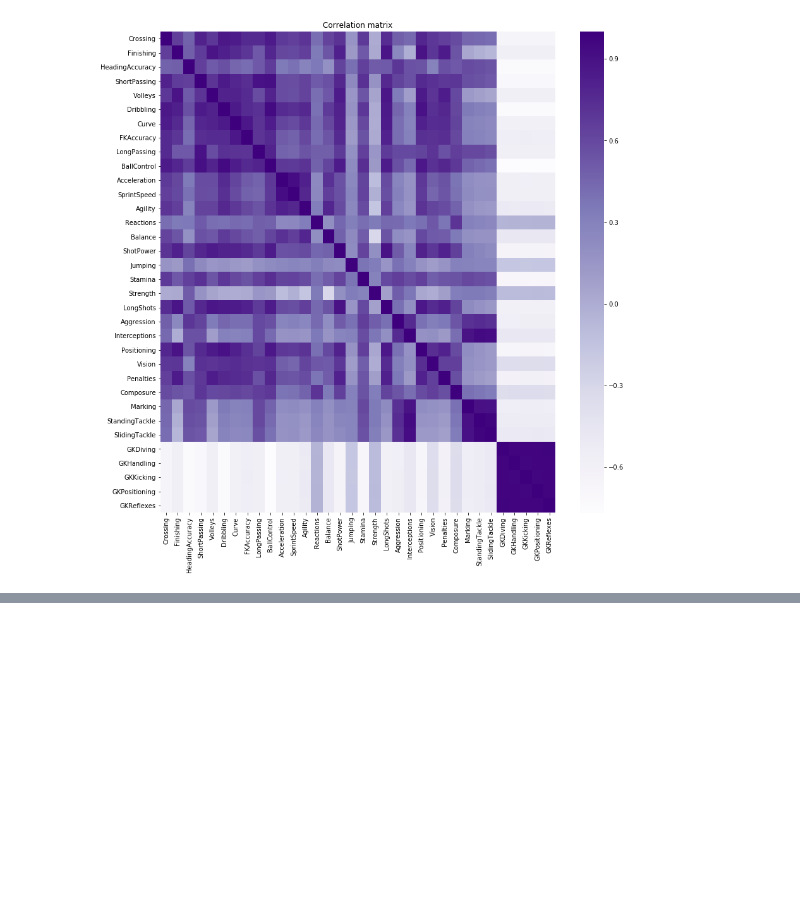
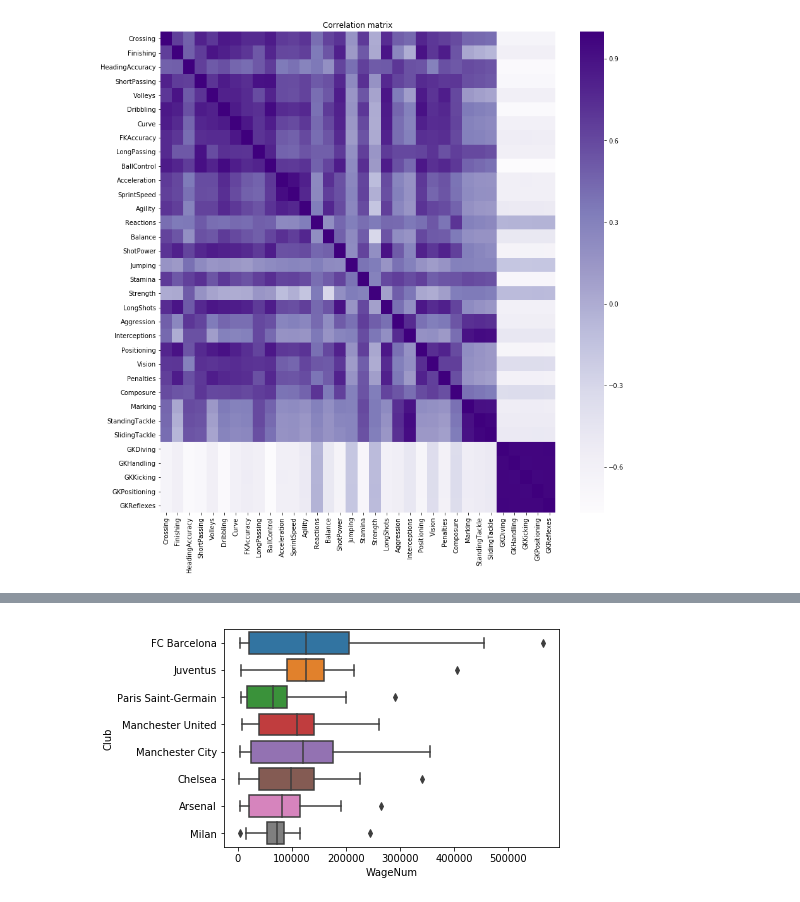
Before and after one commit to fifa-19-player-stats/data, a Jupyter notebook: FIFA19.ipynb, the cells around one changed output, grey strips where cells are left out. Cells and saved outputs as stored; diff of their text form; code cells hidden in the pictures; blank space fills up the shorter version.

```diff
--- a/FIFA19.ipynb
+++ b/FIFA19.ipynb
@@ -490,0 +511,23 @@ ax = sns.heatmap(df3.corr(),cmap = "Purples").set_title('Correlation matrix')
+# %%
+player = pd.read_csv('https://raw.githubusercontent.com/fifa-19-player-stats/data/master/fifa_raw_data.csv',
+                     index_col = 0)
+def str2number(amount):
+    if amount[-1] == 'M':
+        return float(amount[1:-1])*1000000
+    elif amount[-1] == 'K':
+        return float(amount[1:-1])*1000
+    else:
+        return float(amount[1:])
+
+
+player['ValueNum'] = player['Value'].apply(lambda x: str2number(x))
+player['WageNum'] = player['Wage'].apply(lambda x: str2number(x))
+
+clubs = ['FC Barcelona', 'Real Madrid CF', 'Paris Saint-Germain', 'FC Bayern Munich', 'Manchester United',
+         'Chelsea', 'Juventus', 'Arsenal', 'Manchester City', 'Milan']
+
+c = player.query('Club in @clubs')
+
+wage1 = sns.boxplot(data = c, y = 'Club', x = 'WageNum')
+# %% [output]
+[figure, added]
```
Also changed, not shown: parts of 4 cells of this notebook.
